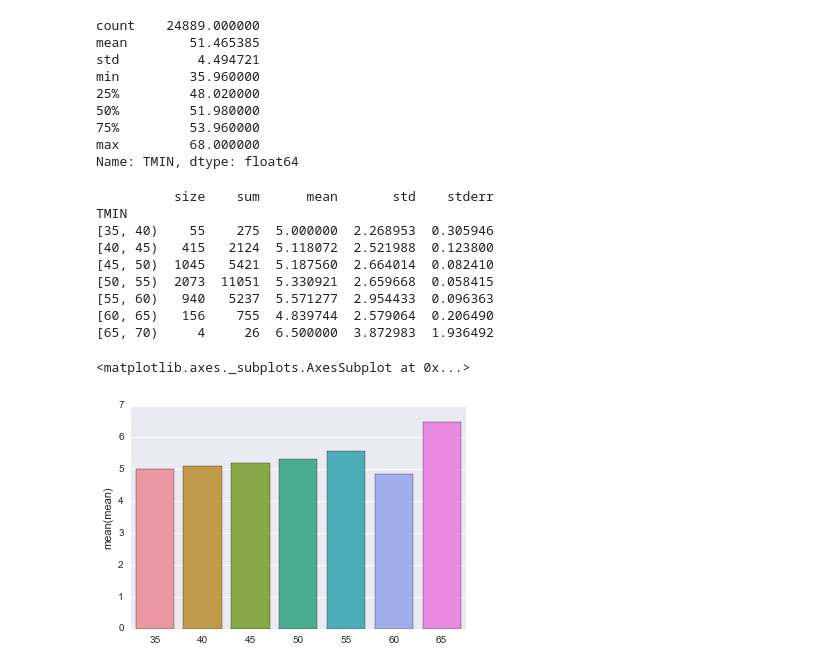
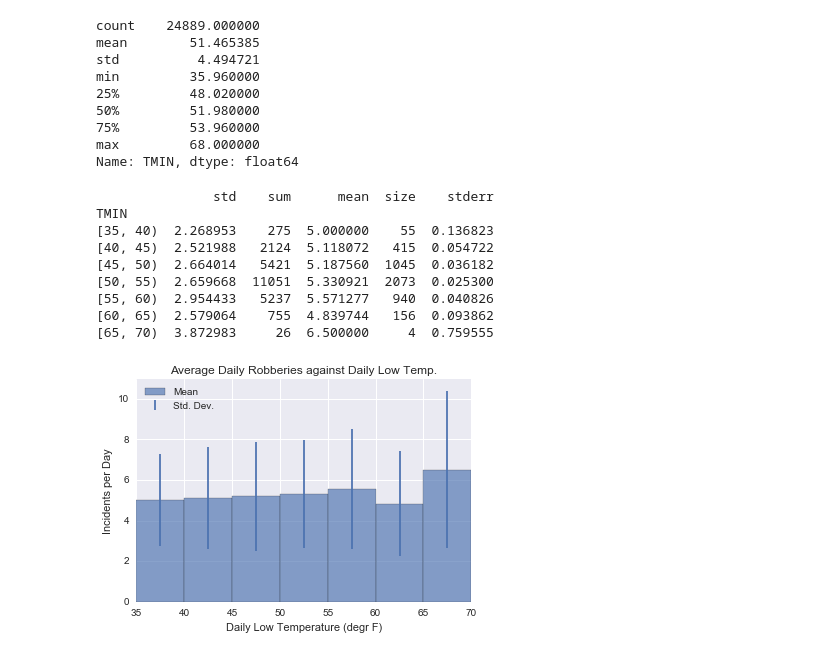
Before and after one commit to jayqi/sf-walk-safety, a Jupyter notebook: ipynbs/Robbery Histograms and KDEs.ipynb, the cells around one changed output. Saved outputs shown, nothing was run; the diff lists cells and outputs as text; code cells hidden in the pictures.

```diff
--- a/ipynbs/Robbery Histograms and KDEs.ipynb
+++ b/ipynbs/Robbery Histograms and KDEs.ipynb
@@ -307,22 +360,32 @@ Name: TMIN, dtype: float64
 # %%
 groupbydate = df.groupby(by='date').size().to_frame(name='count')
 groupbydate.reset_index(inplace=True)
 groupbydate = groupbydate.merge(weather,how="inner",left_on="date",right_on="DATE")
 groupbydate['TMIN'] = groupbydate.TMIN.apply(celsius2fahrenheit)
 groupbytmin = groupbydate.groupby(pd.cut(groupbydate.TMIN,bins=range(35,71,5),right=False))
-groupbytmin = groupbytmin['count'].agg(['size','sum','mean','std'])
-groupbytmin['stderr'] = groupbytmin.apply(lambda row: row['std']/np.sqrt(row['size']),axis=1)
+groupbytmin = groupbytmin['count'].agg({'size':'size','sum':'sum','mean':'mean','std':lambda x: np.std(x,ddof=1)})
+groupbytmin['stderr'] = groupbytmin.apply(lambda row: row['std']/np.sqrt(row['sum']),axis=1)
 print groupbytmin
-sns.barplot(x=np.arange(35,70,5),y=groupbytmin['mean'])
+p = plt.bar(left=np.arange(35,70,5),
+           height=groupbytmin['mean'].as_matrix(),
+           width=5,
+           yerr = groupbytmin['std'],
+           alpha=0.66)
+plt.xlabel('Daily Low Temperature (degr F)')
+plt.ylabel('Incidents per Day')
+plt.title('Average Daily Robberies against Daily Low Temp.')
+plt.legend([p,p.errorbar],['Mean','Std. Dev.'],loc='best')
+plt.axis([35,70,0,11])
+plt.savefig('plots/robbery-tminaverage.png')
+pass
 # %% [output]
-          size    sum      mean       std    stderr
+               std    sum      mean  size    stderr
 TMIN
-[35, 40)    55    275  5.000000  2.268953  0.305946
-[40, 45)   415   2124  5.118072  2.521988  0.123800
-[45, 50)  1045   5421  5.187560  2.664014  0.082410
-[50, 55)  2073  11051  5.330921  2.659668  0.058415
-[55, 60)   940   5237  5.571277  2.954433  0.096363
-[60, 65)   156    755  4.839744  2.579064  0.206490
-[65, 70)     4     26  6.500000  3.872983  1.936492
+[35, 40)  2.268953    275  5.000000    55  0.136823
+[40, 45)  2.521988   2124  5.118072   415  0.054722
+[45, 50)  2.664014   5421  5.187560  1045  0.036182
+[50, 55)  2.659668  11051  5.330921  2073  0.025300
+[55, 60)  2.954433   5237  5.571277   940  0.040826
+[60, 65)  2.579064    755  4.839744   156  0.093862
+[65, 70)  3.872983     26  6.500000     4  0.759555
-<matplotlib.axes._subplots.AxesSubplot at 0x...>
-[figure, old version]
+[figure, new version]
```
Also changed, not shown: parts of 11 cells of this notebook, 18 other files.
